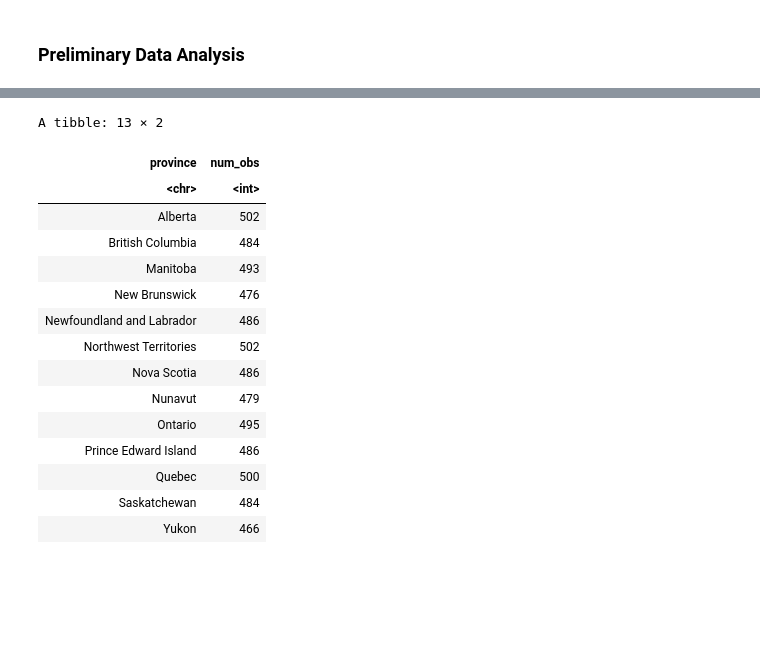
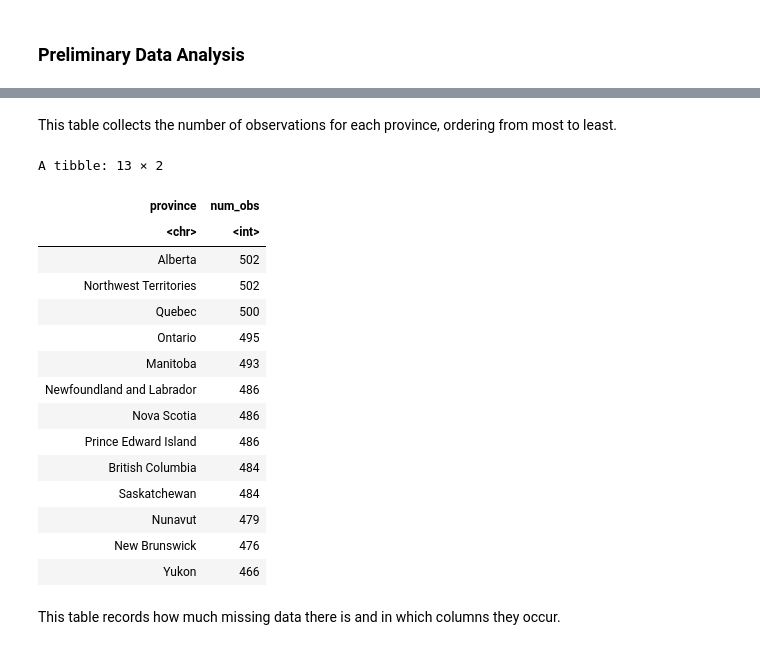
Before and after one commit to mikcblue7/dsci-100-project-group2, a Jupyter notebook: Group-2-Proposal.ipynb, the cells around one changed output, grey strips where cells are left out. Drawn from its saved outputs; the diff is of its cells as text; code cells hidden in the pictures; blank space fills up the shorter version.

```diff
--- a/Group-2-Proposal.ipynb
+++ b/Group-2-Proposal.ipynb
@@ -203,27 +145,32 @@ A tibble: 13 × 9
 | Quebec | 1 | 221218.1320 | 478246 | 0 | 221220.5680 | 11634 | 1 | 478246 |
 | Saskatchewan | 0 | 27265.9607 | 82069 | 0 | 27266.1260 | 942 | 1 | 82069 |
 | Yukon | 0 | 245.4528 | 1621 | 0 | 245.4528 | 14 | 0 | 1621 |
+# %% [markdown]
+This table collects the number of observations for each province, ordering from most to least.
 # %%
 province_obs <- group_by(covid_train,province)%>%
-summarize(num_obs=n())
+summarize(num_obs=n()) |>
+arrange(by = desc(num_obs))
 province_obs
 # %% [output]
 A tibble: 13 × 2
 | province | num_obs |
 | <chr> | <int> |
 | Alberta | 502 |
+| Northwest Territories | 502 |
+| Quebec | 500 |
+| Ontario | 495 |
+| Manitoba | 493 |
+| Newfoundland and Labrador | 486 |
+| Nova Scotia | 486 |
+| Prince Edward Island | 486 |
 | British Columbia | 484 |
-| Manitoba | 493 |
+| Saskatchewan | 484 |
+| Nunavut | 479 |
 | New Brunswick | 476 |
-| Newfoundland and Labrador | 486 |
-| Northwest Territories | 502 |
-| Nova Scotia | 486 |
-| Nunavut | 479 |
-| Ontario | 495 |
-| Prince Edward Island | 486 |
-| Quebec | 500 |
-| Saskatchewan | 484 |
 | Yukon | 466 |
+# %% [markdown]
+This table records how much missing data there is and in which columns they occur.
 # %%
 missing <- covid_train %>% summarise_all(~ sum(is.na(.)))
 missing
```
Also changed, not shown: parts of 16 cells of this notebook.
